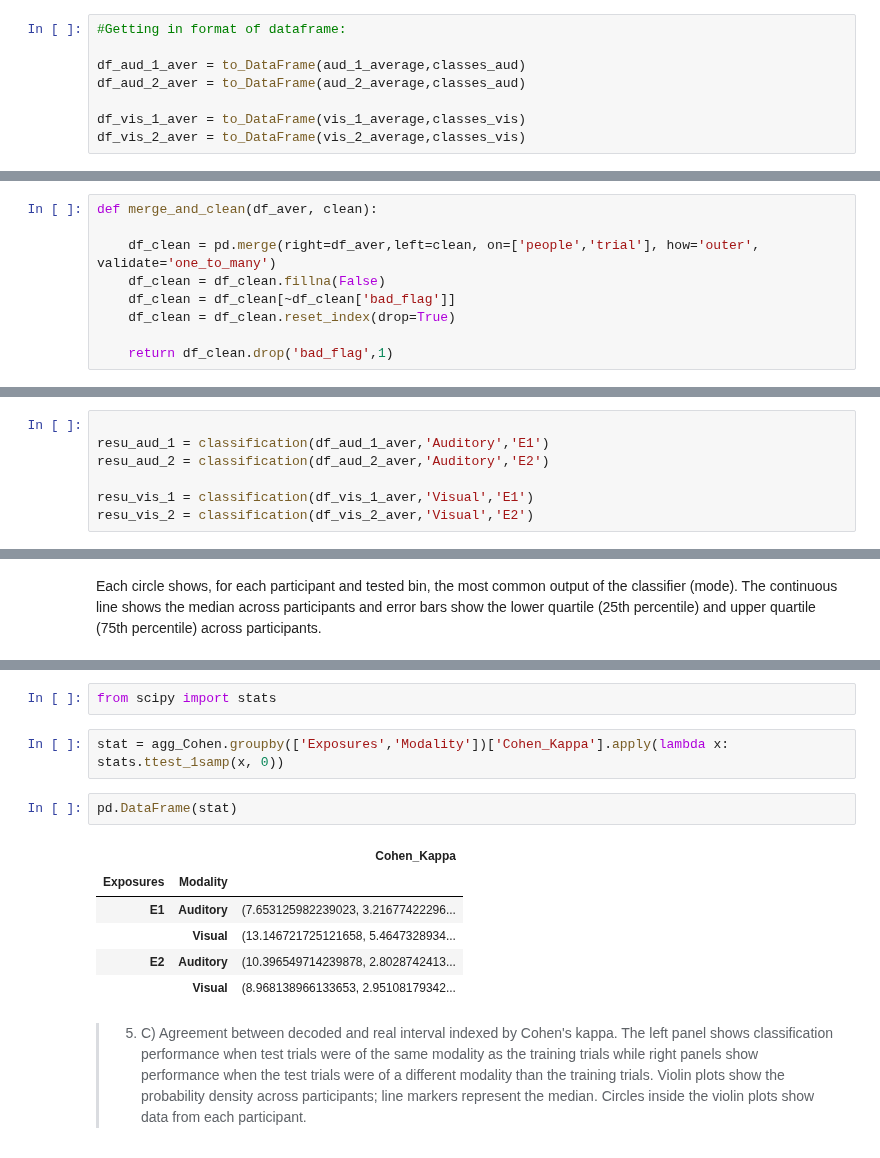
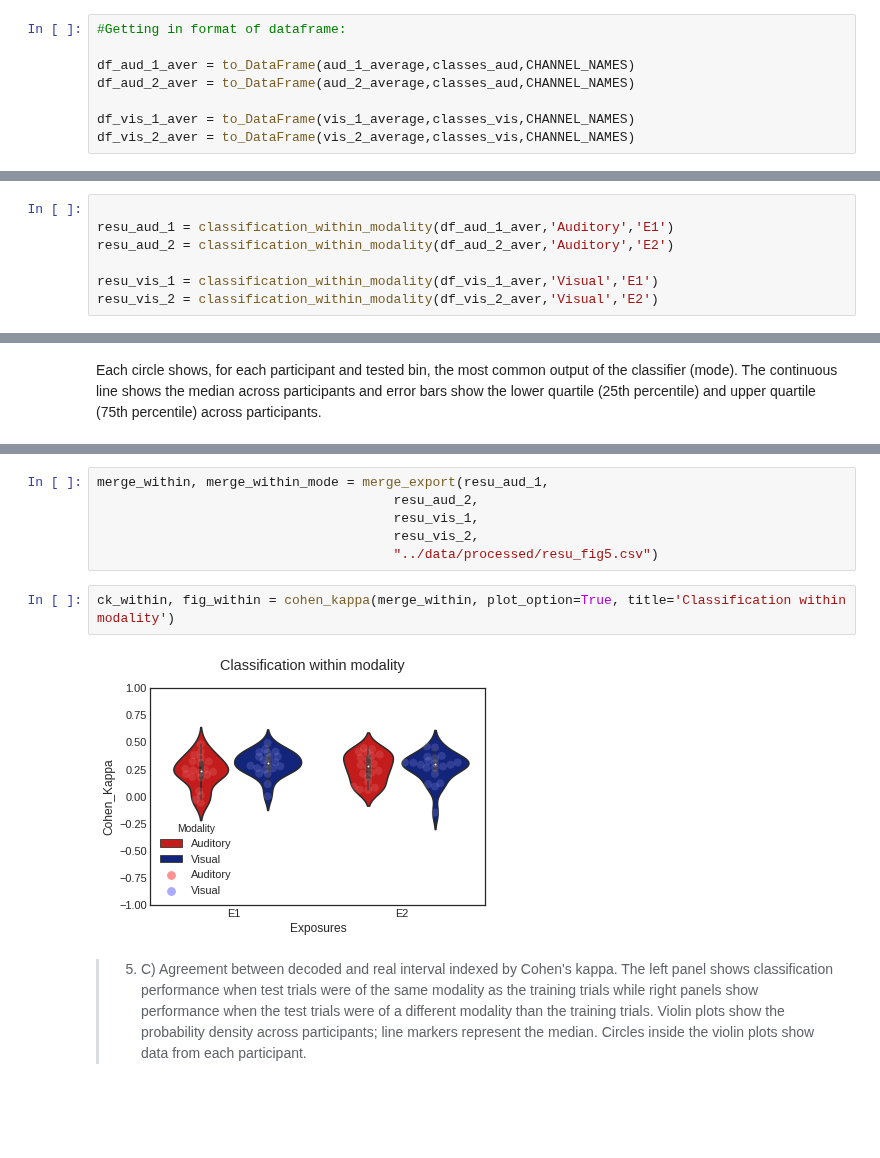
Before and after one commit to bruAristimunha/Across-Modalities, a Jupyter notebook: notebook/Original-Proposal.ipynb, the cells around one changed output, grey strips where cells are left out. Saved outputs shown, nothing was run; the diff lists cells and outputs as text; blank space fills up the shorter version.

```diff
--- a/notebook/Original-Proposal.ipynb
+++ b/notebook/Original-Proposal.ipynb
@@ -595,22 +316,13 @@ def to_DataFrame(data, classe):
 # %%
 #Getting in format of dataframe:
 
-df_aud_1_aver = to_DataFrame(aud_1_average,classes_aud)
-df_aud_2_aver = to_DataFrame(aud_2_average,classes_aud)
+df_aud_1_aver = to_DataFrame(aud_1_average,classes_aud,CHANNEL_NAMES)
+df_aud_2_aver = to_DataFrame(aud_2_average,classes_aud,CHANNEL_NAMES)
 
-df_vis_1_aver = to_DataFrame(vis_1_average,classes_vis)
-df_vis_2_aver = to_DataFrame(vis_2_average,classes_vis)
+df_vis_1_aver = to_DataFrame(vis_1_average,classes_vis,CHANNEL_NAMES)
+df_vis_2_aver = to_DataFrame(vis_2_average,classes_vis,CHANNEL_NAMES)
 # %% [markdown]
 **Export to Alberto**
-# %%
-def merge_and_clean(df_aver, clean):
-
-    df_clean = pd.merge(right=df_aver,left=clean, on=['people','trial'], how='outer', validate='one_to_many')
-    df_clean = df_clean.fillna(False)
-    df_clean = df_clean[~df_clean['bad_flag']]
-    df_clean = df_clean.reset_index(drop=True)
-
-    return df_clean.drop('bad_flag',1)
 # %%
 df_aud_1_aver = merge_and_clean(df_aud_1_aver,clean_aud_1)
 df_aud_2_aver = merge_and_clean(df_aud_2_aver,clean_aud_2)
@@ -692,10 +347,10 @@ def classification(dataFrame, categoria, exposure):
 # %%
 
-resu_aud_1 = classification(df_aud_1_aver,'Auditory','E1')
-resu_aud_2 = classification(df_aud_2_aver,'Auditory','E2')
+resu_aud_1 = classification_within_modality(df_aud_1_aver,'Auditory','E1')
+resu_aud_2 = classification_within_modality(df_aud_2_aver,'Auditory','E2')
 
-resu_vis_1 = classification(df_vis_1_aver,'Visual','E1')
-resu_vis_2 = classification(df_vis_2_aver,'Visual','E2')
+resu_vis_1 = classification_within_modality(df_vis_1_aver,'Visual','E1')
+resu_vis_2 = classification_within_modality(df_vis_2_aver,'Visual','E2')
 # %% [markdown]
 #### Between modalities classification (text)
 
@@ -783,15 +377,12 @@ ax = ax.set(ylim=(-0.25,0.75))
-# %%
-from scipy import stats
-# %%
-stat = agg_Cohen.groupby(['Exposures','Modality'])['Cohen_Kappa'].apply(lambda x: stats.ttest_1samp(x, 0))
-# %%
-pd.DataFrame(stat)
-# %% [output]
-|  |  | Cohen_Kappa |
-| Exposures | Modality |  |
-| E1 | Auditory | (7.653125982239023, 3.21677422296... |
-|  | Visual | (13.146721725121658, 5.4647328934... |
-| E2 | Auditory | (10.396549714239878, 2.8028742413... |
-|  | Visual | (8.968138966133653, 2.95108179342... |
+# %%
+merge_within, merge_within_mode = merge_export(resu_aud_1,
+                                      resu_aud_2,
+                                      resu_vis_1,
+                                      resu_vis_2,
+                                      "../data/processed/resu_fig5.csv")
+# %%
+ck_within, fig_within = cohen_kappa(merge_within, plot_option=True, title='Classification within modality')
+# %% [output]
+[figure, added]
 # %% [markdown]
 > 5. C) Agreement between decoded and real interval indexed by Cohen's kappa. The left panel shows classification performance when test trials were of the same modality as the training trials while right panels show performance when the test trials were of a different modality than the training trials. Violin plots show the probability density across participants; line markers represent the median. Circles inside the violin plots show data from each participant.
```
Also changed, not shown: parts of 55 cells of this notebook.
